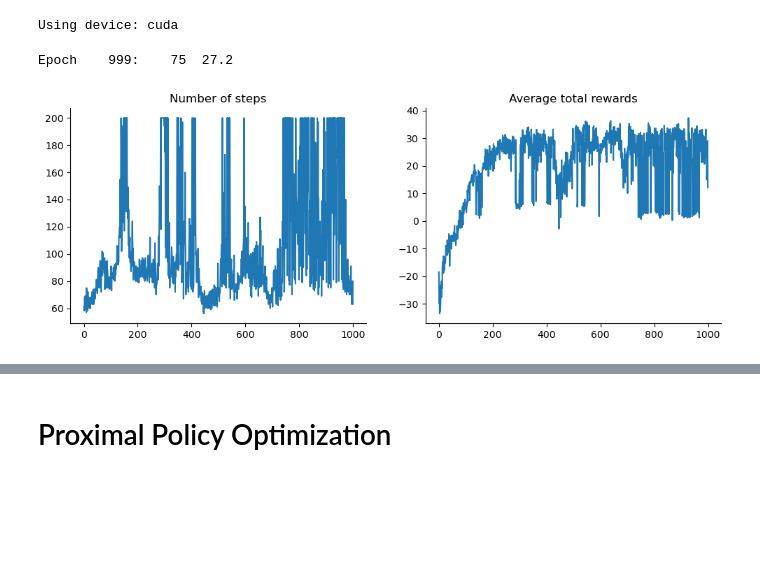
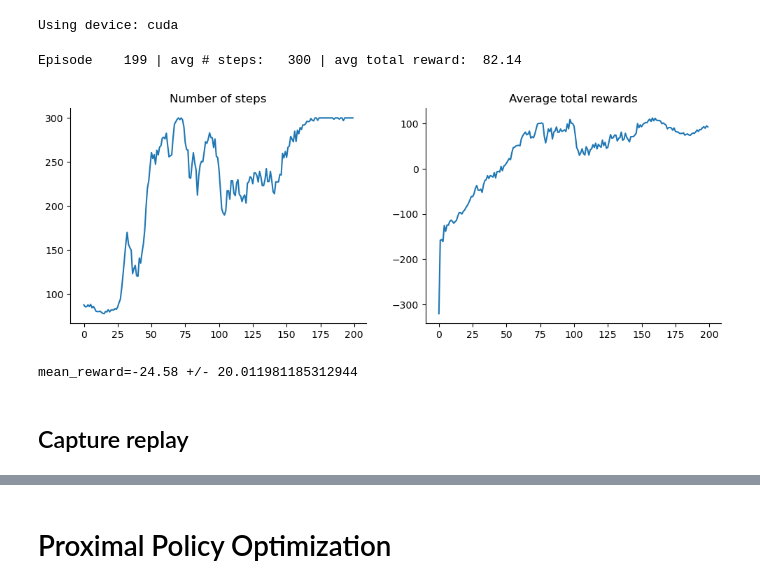
Before and after one commit to libertininick/r2seedo, a Jupyter notebook: notebooks/lunar_lander.ipynb, the cells around one changed output, grey strips where cells are left out. Saved outputs shown, nothing was run; the diff lists cells and outputs as text; code cells hidden in the pictures; blank space fills up the shorter version.

```diff
--- a/notebooks/lunar_lander.ipynb
+++ b/notebooks/lunar_lander.ipynb
@@ -445,51 +546,77 @@ def train_for_one_epoch(
 # %%
 # Initialize vectorized environment
-n_envs = 32
+n_envs = 128
 vec_env = make_vec_env("LunarLander-v2", n_envs=n_envs)
+
+# Collect episode data from a random policy
+episode_data = collect_episode_data(vec_env, None, None, torch.device("cpu"))
 
 # Create a policy network
 device = torch.device("cuda" if torch.cuda.is_available() else "cpu")
 print (f"Using device: {device}")
-model = PolicyNet(
+simple_model = PolicyNet(
     obs_dim=vec_env.observation_space.shape[0],
     act_dim=vec_env.action_space.n,
-    hidden_dim=64
+    hidden_dim=16,
+    obs_mean=episode_data.observations.mean(dim=(0, 1)),
+    obs_std=episode_data.observations.std(dim=(0, 1)),
 )
-model.to(device)
+simple_model.to(device)
 
 # Create an optimizer
-optimizer = Adam(model.parameters(), lr=1e-3)
+learning_rate = 1e-2
+learning_rate_decay = 0.99
+optimizer = AdamW(simple_model.parameters(), lr=learning_rate)
 # %% [output]
 Using device: cuda
 # %%
+num_episodes = 200
+max_steps = 300
+
 num_steps = []
-avg_total_rewards = []
-n_epochs = 1_000
-timeout_penalty = np.linspace(-50.0, -100.0, n_epochs)
-for epoch in range(1_000):
-    episode_summary = train_for_one_epoch(
-        vec_env, model, optimizer, device, timeout_pentalty=timeout_penalty[epoch]
+total_rewards = []
+for episode in range(num_episodes):
+    episode_summary = train_for_one_episode(
+        vec_env, simple_model, optimizer, device=device, max_steps=max_steps
     )
-    num_steps.append(episode_summary.num_steps)
-    avg_total_rewards.append(episode_summary.avg_total_reward)
+    num_steps.append(episode_summary.num_steps.mean())
+    total_rewards.append(episode_summary.total_rewards.mean())
+
+    # Decay learning rate
+    learning_rate *= learning_rate_decay
+    for param_group in optimizer.param_groups:
+        param_group["lr"] = learning_rate
+
+    # Report progress
     print(
-        f"Epoch {epoch:>6}: "
-        f"{np.median(num_steps[-30:]):>5.0f} "
-        f"{np.median(avg_total_rewards[-30:]):>5.1f}",
+        f"Episode {episode:>6,} | "
+        f"avg # steps: {np.mean(num_steps[-30:]):>5.0f} | "
+        f"avg total reward: {np.median(total_rewards[-30:]):>5.1f}",
         flush=True,
         end="\r"
     )
 
 _, axs = plt.subplots(1, 2, figsize=(12, 4))
 axs[0].plot(num_steps)
 axs[0].set_title("Number of steps")
 axs[0].spines["right"].set_visible(False)
 axs[0].spines["top"].set_visible(False)
 
-axs[1].plot(avg_total_rewards)
+axs[1].plot(total_rewards)
 axs[1].set_title("Average total rewards")
 axs[1].spines["right"].set_visible(False)
 axs[1].spines["top"].set_visible(False)
 # %% [output]
-Epoch    999:    75  27.2
+Episode    199 | avg # steps:   300 | avg total reward:  82.14
-[figure, old version]
+[figure, new version]
+# %%
+simple_model.eval().cpu()
+eval_env = Monitor(gym.make("LunarLander-v2"))
+mean_reward, std_reward = evaluate_policy(
+    simple_model, eval_env, n_eval_episodes=10, deterministic=True
+)
+print(f"mean_reward={mean_reward:.2f} +/- {std_reward}")
+# %% [output]
+mean_reward=-24.58 +/- 20.011981185312944
+# %% [markdown]
+## Capture replay
```
Also changed, not shown: parts of 14 cells of this notebook.
